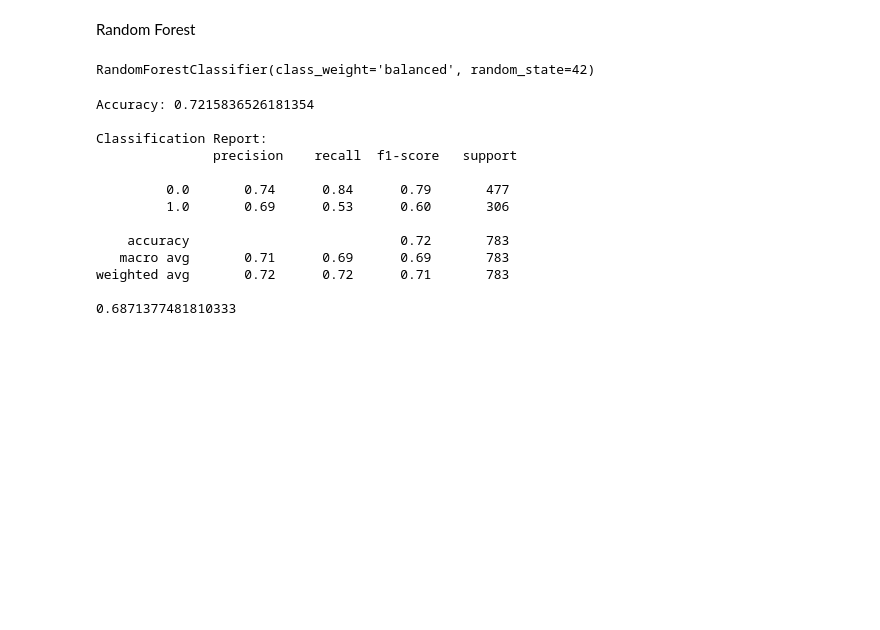
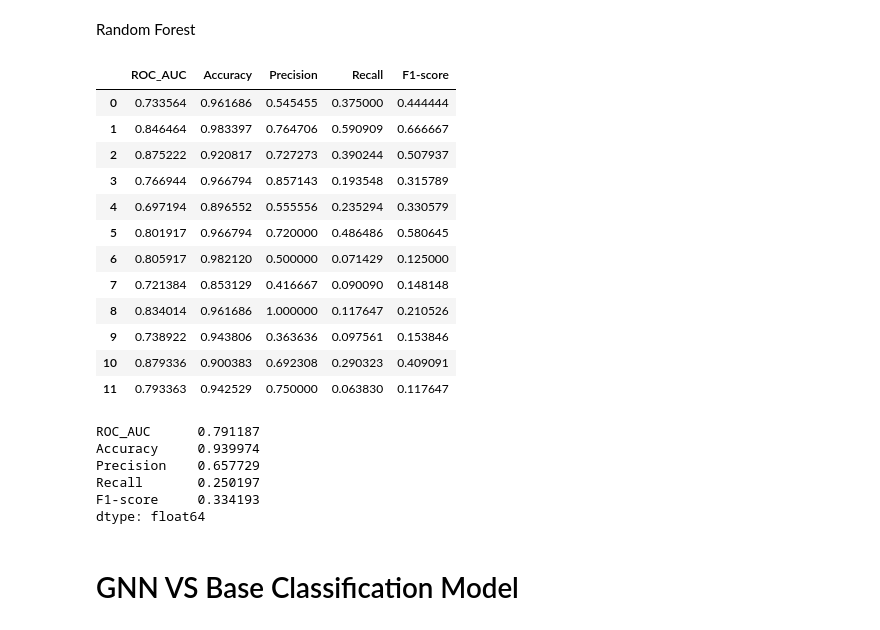
Before and after one commit to goIsaiah/ToxicityPredictor, a Jupyter notebook: ToxicityPredictor_Base_ML.ipynb, the cells around one changed output. Saved outputs shown, nothing was run; the diff lists cells and outputs as text; code cells hidden in the pictures; blank space fills up the shorter version.

```diff
--- a/ToxicityPredictor_Base_ML.ipynb
+++ b/ToxicityPredictor_Base_ML.ipynb
@@ -184,34 +177,63 @@ x_train_ecfp.iloc[:, 1:]
 # %% [markdown]
 Random Forest
 # %%
+from sklearn.multioutput import MultiOutputClassifier
 rf = RandomForestClassifier(
-    n_estimators=100,
+    n_estimators=1000,
     class_weight='balanced',
     random_state=42
 )
+cf = MultiOutputClassifier( rf)
+cf.fit(x_train_ecfp.iloc[:, 1:], y_train)
+
+y_pred = cf.predict(x_test_ecfp.iloc[:, 1:])
+y_pred_prob = np.column_stack([clf.predict_proba(x_test_ecfp.iloc[:, 1:])[:, 1] for clf in cf.estimators_])
-# %%
-
-rf.fit(x_train_ecfp.iloc[:, 1:], y_train_label)
-# %% [output]
-RandomForestClassifier(class_weight='balanced', random_state=42)
-# %%
-y_pred = rf.predict(x_test_ecfp.iloc[:, 1:])
+# %%
+from sklearn.metrics import accuracy_score, classification_report, roc_auc_score, precision_score, recall_score, f1_score, balanced_accuracy_score
+y_true = y_test
+y_pred = pd.DataFrame(y_pred)
+y_prob_df = pd.DataFrame(y_pred_prob)
+metrics = []
+for i in range(12):
+    yt = y_true[i]
+    yp = y_pred[i]
+    yprob = y_prob_df[i]
+    metrics.append(
+        (
+            roc_auc_score(yt, yprob),
+            accuracy_score(yt, yp),
+            precision_score(yt, yp),
+            recall_score(yt, yp),
+            f1_score(yt, yp),
+        )
+    )
 # %%
-from sklearn.metrics import accuracy_score, classification_report, roc_auc_score
-print("Accuracy:", accuracy_score(y_test_label, y_pred))
-print("\nClassification Report:\n", classification_report(y_test_label, y_pred))
-print(roc_auc_score(y_test_label, y_pred))
+rf_metrics = pd.DataFrame(metrics, columns=[
+     "ROC_AUC", "Accuracy", "Precision", "Recall", "F1-score"
+])
+rf_metrics
 # %% [output]
-Accuracy: 0.7215836526181354
-
-Classification Report:
-               precision    recall  f1-score   support
-
-         0.0       0.74      0.84      0.79       477
-         1.0       0.69      0.53      0.60       306
-
-    accuracy                           0.72       783
-   macro avg       0.71      0.69      0.69       783
-weighted avg       0.72      0.72      0.71       783
-
-0.6871377481810333
+|  | ROC_AUC | Accuracy | Precision | Recall | F1-score |
+| 0 | 0.733564 | 0.961686 | 0.545455 | 0.375000 | 0.444444 |
+| 1 | 0.846464 | 0.983397 | 0.764706 | 0.590909 | 0.666667 |
+| 2 | 0.875222 | 0.920817 | 0.727273 | 0.390244 | 0.507937 |
+| 3 | 0.766944 | 0.966794 | 0.857143 | 0.193548 | 0.315789 |
+| 4 | 0.697194 | 0.896552 | 0.555556 | 0.235294 | 0.330579 |
+| 5 | 0.801917 | 0.966794 | 0.720000 | 0.486486 | 0.580645 |
+| 6 | 0.805917 | 0.982120 | 0.500000 | 0.071429 | 0.125000 |
+| 7 | 0.721384 | 0.853129 | 0.416667 | 0.090090 | 0.148148 |
+| 8 | 0.834014 | 0.961686 | 1.000000 | 0.117647 | 0.210526 |
+| 9 | 0.738922 | 0.943806 | 0.363636 | 0.097561 | 0.153846 |
+| 10 | 0.879336 | 0.900383 | 0.692308 | 0.290323 | 0.409091 |
+| 11 | 0.793363 | 0.942529 | 0.750000 | 0.063830 | 0.117647 |
+# %%
+rf_metrics.mean()
+# %% [output]
+ROC_AUC      0.791187
+Accuracy     0.939974
+Precision    0.657729
+Recall       0.250197
+F1-score     0.334193
+dtype: float64
+# %% [markdown]
+# GNN VS Base Classification Model
```
Also changed, not shown: parts of 13 cells of this notebook.
